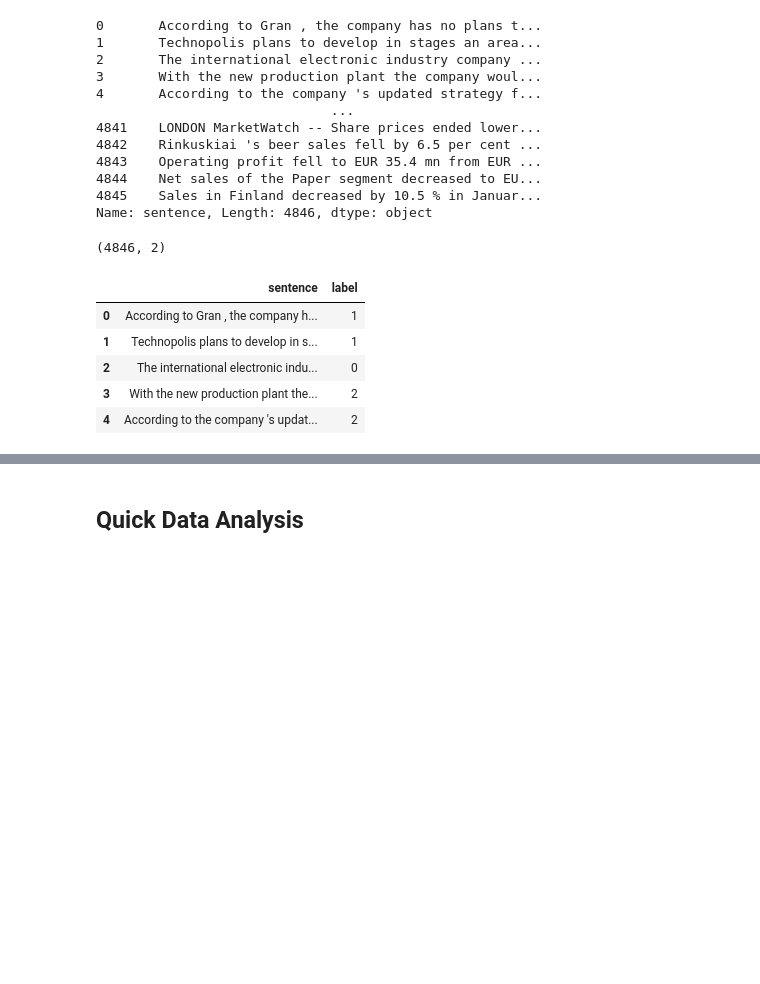
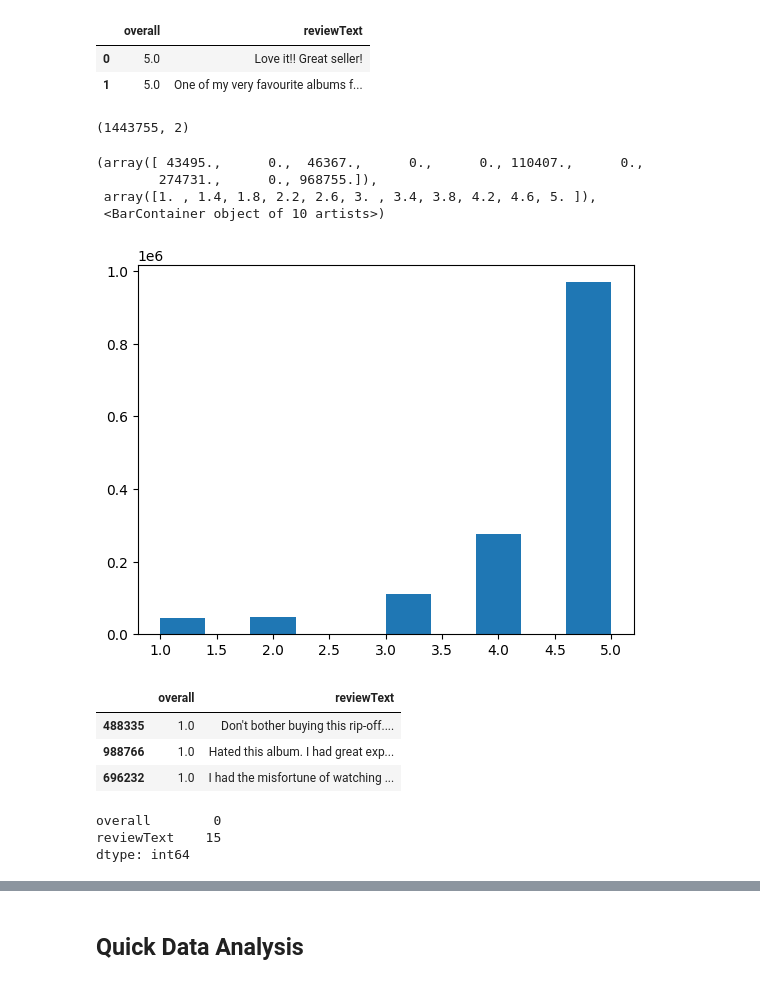
Before and after one commit to ZiyuZhang1/computational-tools-for-DS, a Jupyter notebook: Sentiment_Analysis_Master.ipynb, the cells around one changed output, grey strips where cells are left out. Drawn from its saved outputs; the diff is of its cells as text; code cells hidden in the pictures; blank space fills up the shorter version.

```diff
--- a/Sentiment_Analysis_Master.ipynb
+++ b/Sentiment_Analysis_Master.ipynb
@@ -72,32 +73,43 @@ from datasets import load_dataset
+# %%
+root = '/content/'
+# dataset path
+dataset_path = root + 'CDs_and_Vinyl_5.json.gz'
 # %%
 dataset = load_dataset("financial_phrasebank","sentences_50agree")
 full_data = dataset['train']
 df = pd.DataFrame(full_data)
-# %%
-print(df['sentence'])
-# %% [output]
-0       According to Gran , the company has no plans t...
-1       Technopolis plans to develop in stages an area...
-2       The international electronic industry company ...
-3       With the new production plant the company woul...
-4       According to the company 's updated strategy f...
-                              ...
-4841    LONDON MarketWatch -- Share prices ended lower...
-4842    Rinkuskiai 's beer sales fell by 6.5 per cent ...
-4843    Operating profit fell to EUR 35.4 mn from EUR ...
-4844    Net sales of the Paper segment decreased to EU...
-4845    Sales in Finland decreased by 10.5 % in Januar...
-Name: sentence, Length: 4846, dtype: object
+# %%
+def parse(path):
+  g = gzip.open(path, 'rb')
+  for l in g:
+    yield json.loads(l)
+
+def getDF(path):
+  i = 0
+  df = {}
+  for d in parse(path):
+    df[i] = d
+    i += 1
+  return pd.DataFrame.from_dict(df, orient='index')
+# %%
+df = getDF(dataset_path)
+# %%
+df.head(2)
+# %% [output]
+|  | overall | reviewText |
+| 0 | 5.0 | Love it!! Great seller! |
+| 1 | 5.0 | One of my very favourite albums f... |
+# %%
+df = df[['overall','reviewText']]
 # %%
 print(df.shape)
 # %% [output]
-(4846, 2)
+(1443755, 2)
-# %%
-df.head()
-# %% [output]
-|  | sentence | label |
-| 0 | According to Gran , the company h... | 1 |
-| 1 | Technopolis plans to develop in s... | 1 |
-| 2 | The international electronic indu... | 0 |
-| 3 | With the new production plant the... | 2 |
-| 4 | According to the company 's updat... | 2 |
+# %%
+plt.hist(df['overall'])
+# %% [output]
+(array([ 43495.,      0.,  46367.,      0.,      0., 110407.,      0.,
+        274731.,      0., 968755.]),
+ array([1. , 1.4, 1.8, 2.2, 2.6, 3. , 3.4, 3.8, 4.2, 4.6, 5. ]),
+ <BarContainer object of 10 artists>)
+[figure, added]
@@ -103,0 +125,13 @@ df.head()
+# %%
+balance_df.head(3)
+# %% [output]
+|  | overall | reviewText |
+| 488335 | 1.0 | Don't bother buying this rip-off.... |
+| 988766 | 1.0 | Hated this album. I had great exp... |
+| 696232 | 1.0 | I had the misfortune of watching ... |
+# %%
+balance_df.isna().sum()
+# %% [output]
+overall        0
+reviewText    15
+dtype: int64
```
Also changed, not shown: parts of 36 cells of this notebook.
